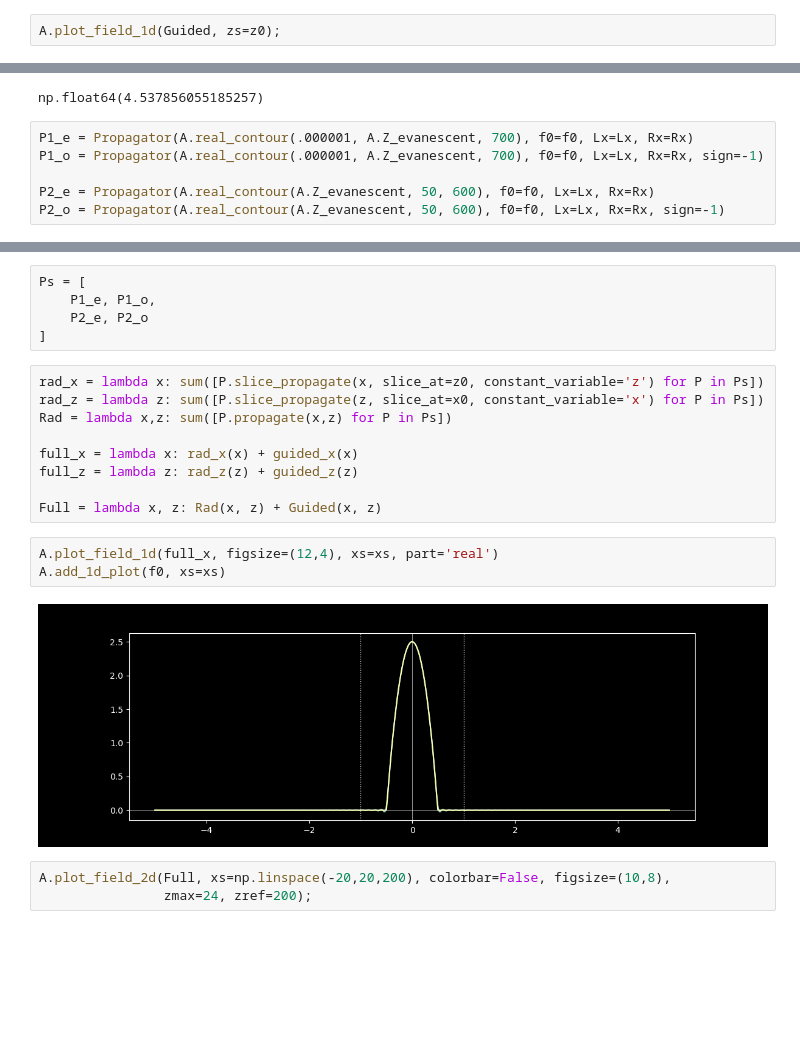
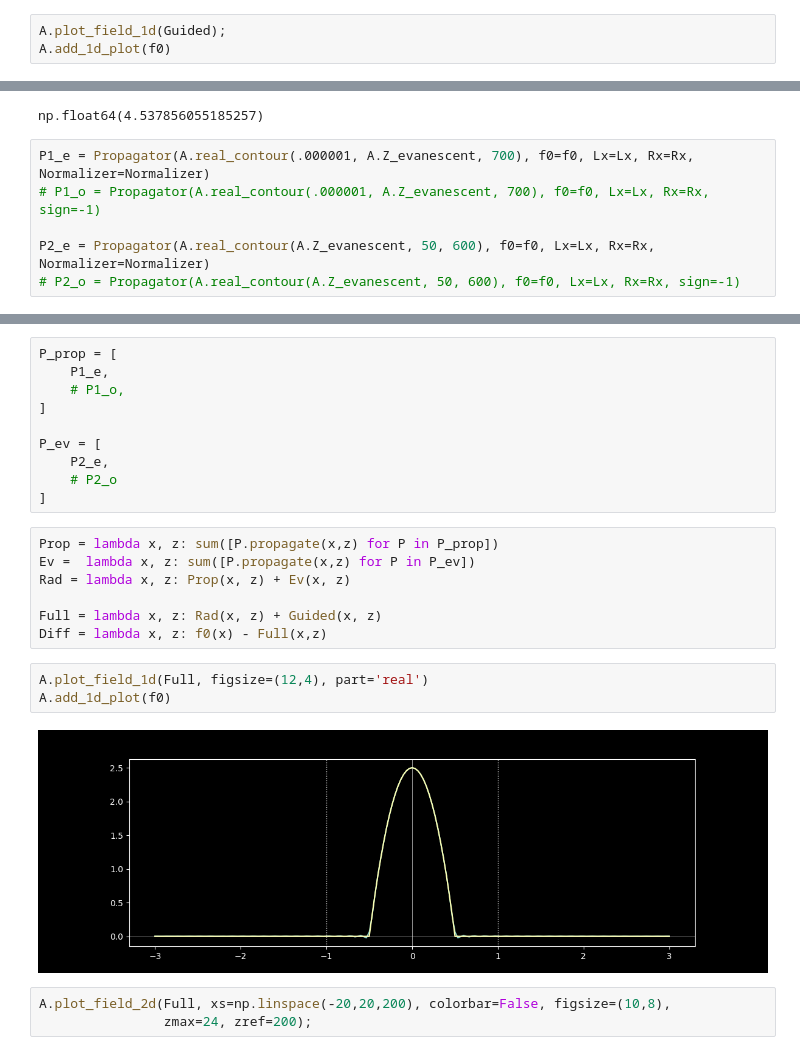
Before and after one commit to pumpkinpieter/slab, a Jupyter notebook: notebooks/Propagation/Basic_3_Layer/Basic_3_Layer.ipynb, the cells around one changed output, grey strips where cells are left out. Cells and saved outputs as stored; diff of their text form; blank space fills up the shorter version.

```diff
--- a/notebooks/Propagation/Basic_3_Layer/Basic_3_Layer.ipynb
+++ b/notebooks/Propagation/Basic_3_Layer/Basic_3_Layer.ipynb
@@ -121,5 +76,6 @@ x0 = 0
 z0 = 0
 Guided = lambda x, z: sum([alpha * F(x, z) for (alpha, F) in zip(coeffs, Fs)])
 # %%
-A.plot_field_1d(Guided, zs=z0);
+A.plot_field_1d(Guided);
+A.add_1d_plot(f0)
 # %% [output]
@@ -134,10 +90,10 @@ A.Z_evanescent
 # %% [output]
 np.float64(4.537856055185257)
 # %%
-P1_e = Propagator(A.real_contour(.000001, A.Z_evanescent, 700), f0=f0, Lx=Lx, Rx=Rx)
-P1_o = Propagator(A.real_contour(.000001, A.Z_evanescent, 700), f0=f0, Lx=Lx, Rx=Rx, sign=-1)
+P1_e = Propagator(A.real_contour(.000001, A.Z_evanescent, 700), f0=f0, Lx=Lx, Rx=Rx, Normalizer=Normalizer)
+# P1_o = Propagator(A.real_contour(.000001, A.Z_evanescent, 700), f0=f0, Lx=Lx, Rx=Rx, sign=-1)
 
-P2_e = Propagator(A.real_contour(A.Z_evanescent, 50, 600), f0=f0, Lx=Lx, Rx=Rx)
-P2_o = Propagator(A.real_contour(A.Z_evanescent, 50, 600), f0=f0, Lx=Lx, Rx=Rx, sign=-1)
+P2_e = Propagator(A.real_contour(A.Z_evanescent, 50, 600), f0=f0, Lx=Lx, Rx=Rx, Normalizer=Normalizer)
+# P2_o = Propagator(A.real_contour(A.Z_evanescent, 50, 600), f0=f0, Lx=Lx, Rx=Rx, sign=-1)
 # %%
 P1_e.plot_transform()
@@ -150,22 +106,25 @@ P2_o.plot_transform(ax=plt.gca())
 # %%
-Ps = [
-    P1_e, P1_o,
-    P2_e, P2_o
+P_prop = [
+    P1_e,
+    # P1_o,
 ]
+
+P_ev = [
+    P2_e,
+    # P2_o
+]
 # %%
-rad_x = lambda x: sum([P.slice_propagate(x, slice_at=z0, constant_variable='z') for P in Ps])
-rad_z = lambda z: sum([P.slice_propagate(z, slice_at=x0, constant_variable='x') for P in Ps])
-Rad = lambda x,z: sum([P.propagate(x,z) for P in Ps])
-
-full_x = lambda x: rad_x(x) + guided_x(x)
-full_z = lambda z: rad_z(z) + guided_z(z)
+Prop = lambda x, z: sum([P.propagate(x,z) for P in P_prop])
+Ev =  lambda x, z: sum([P.propagate(x,z) for P in P_ev])
+Rad = lambda x, z: Prop(x, z) + Ev(x, z)
 
 Full = lambda x, z: Rad(x, z) + Guided(x, z)
+Diff = lambda x, z: f0(x) - Full(x,z)
 # %%
-A.plot_field_1d(full_x, figsize=(12,4), xs=xs, part='real')
-A.add_1d_plot(f0, xs=xs)
+A.plot_field_1d(Full, figsize=(12,4), part='real')
+A.add_1d_plot(f0)
 # %% [output]
-[figure, old version]
+[figure, new version]
 # %%
 A.plot_field_2d(Full, xs=np.linspace(-20,20,200), colorbar=False, figsize=(10,8),
                 zmax=24, zref=200);
```
Also changed, not shown: parts of 13 cells of this notebook, 10 other files.
